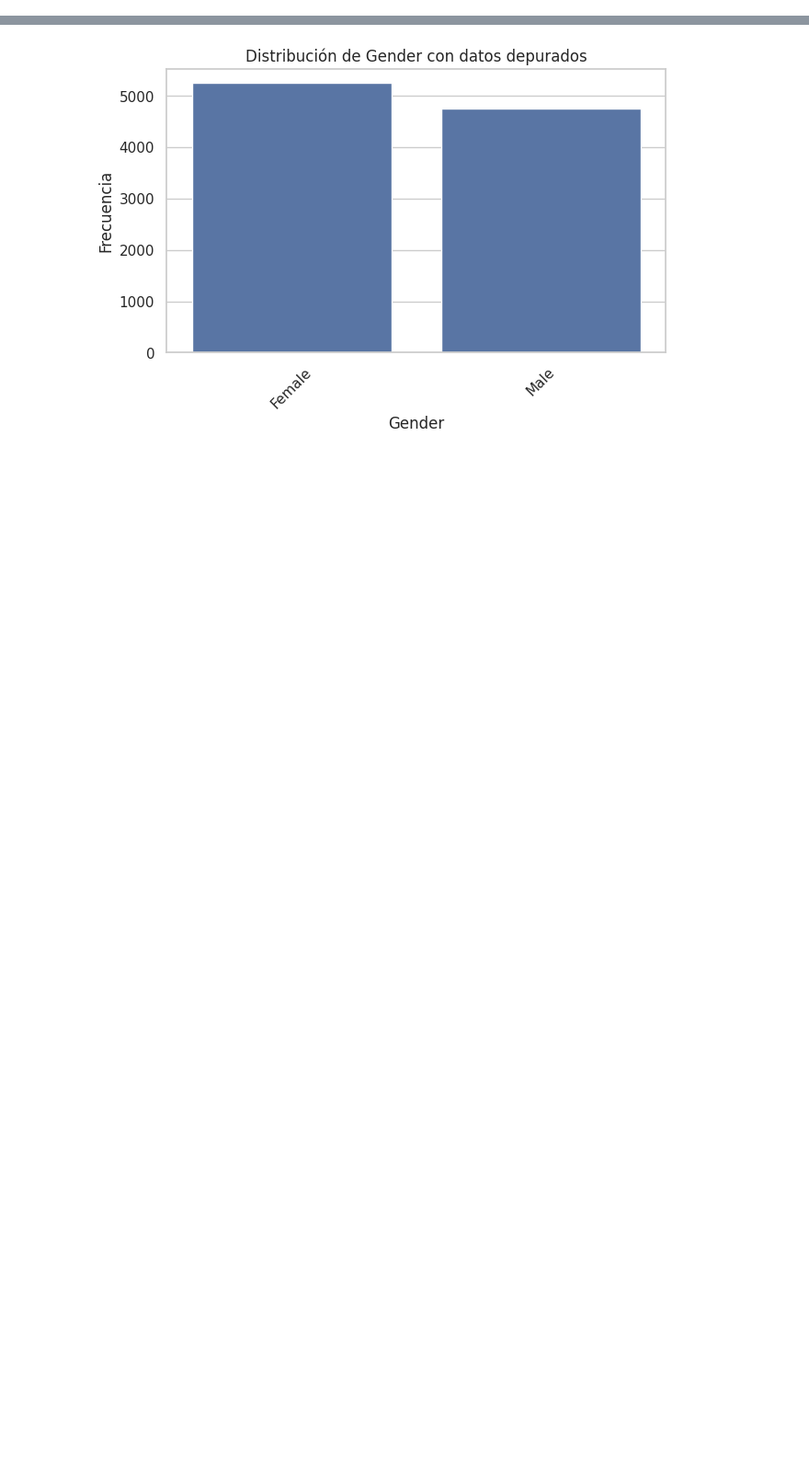
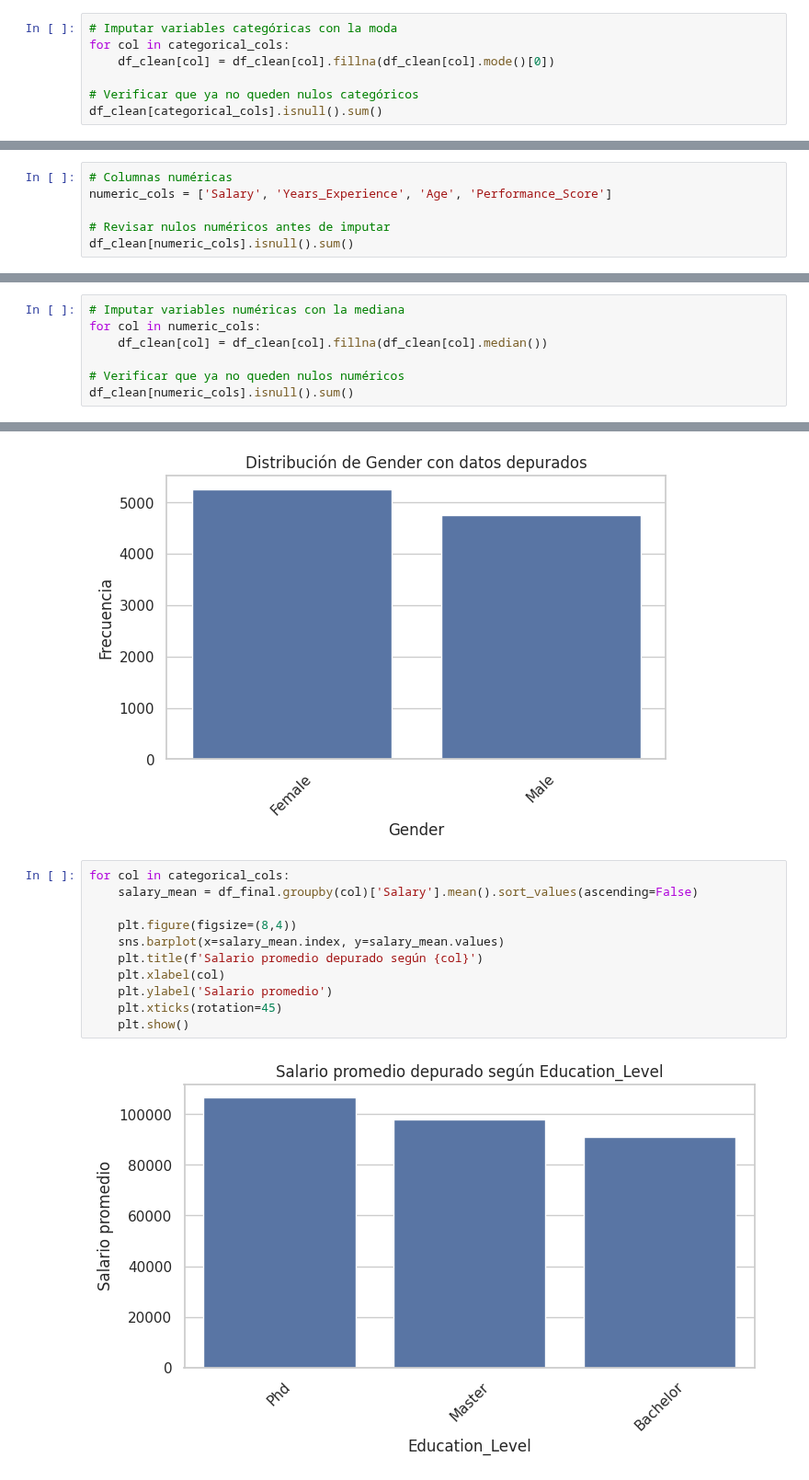
Before and after one commit to Nicolascollao27/Nicol-s-Collao, a Jupyter notebook: Análisis_Employee_compensation.ipynb, the cells around one changed output, grey strips where cells are left out. Shown at 92% size. Cells and saved outputs as stored; diff of their text form; blank space fills up the shorter version.

```diff
--- a/Análisis_Employee_compensation.ipynb
+++ b/Análisis_Employee_compensation.ipynb
@@ -186,3 +186,10 @@ Valores únicos en Job_Level:
 
 Valores únicos en Gender:
 ['Male' 'Female' nan]
+# %%
+# Imputar variables categóricas con la moda
+for col in categorical_cols:
+    df_clean[col] = df_clean[col].fillna(df_clean[col].mode()[0])
+
+# Verificar que ya no queden nulos categóricos
+df_clean[categorical_cols].isnull().sum()
@@ -188,0 +204,6 @@ Valores únicos en Gender:
+# %%
+# Columnas numéricas
+numeric_cols = ['Salary', 'Years_Experience', 'Age', 'Performance_Score']
+
+# Revisar nulos numéricos antes de imputar
+df_clean[numeric_cols].isnull().sum()
@@ -188,0 +217,7 @@ Valores únicos en Gender:
+# %%
+# Imputar variables numéricas con la mediana
+for col in numeric_cols:
+    df_clean[col] = df_clean[col].fillna(df_clean[col].median())
+
+# Verificar que ya no queden nulos numéricos
+df_clean[numeric_cols].isnull().sum()
@@ -737,3 +794,16 @@ for col in categorical_cols:
 [figure]
 [figure]
 [figure]
+# %%
+for col in categorical_cols:
+    salary_mean = df_final.groupby(col)['Salary'].mean().sort_values(ascending=False)
+
+    plt.figure(figsize=(8,4))
+    sns.barplot(x=salary_mean.index, y=salary_mean.values)
+    plt.title(f'Salario promedio depurado según {col}')
+    plt.xlabel(col)
+    plt.ylabel('Salario promedio')
+    plt.xticks(rotation=45)
+    plt.show()
+# %% [output]
+[figure, added]
```
Also changed, not shown: parts of 66 cells of this notebook.
